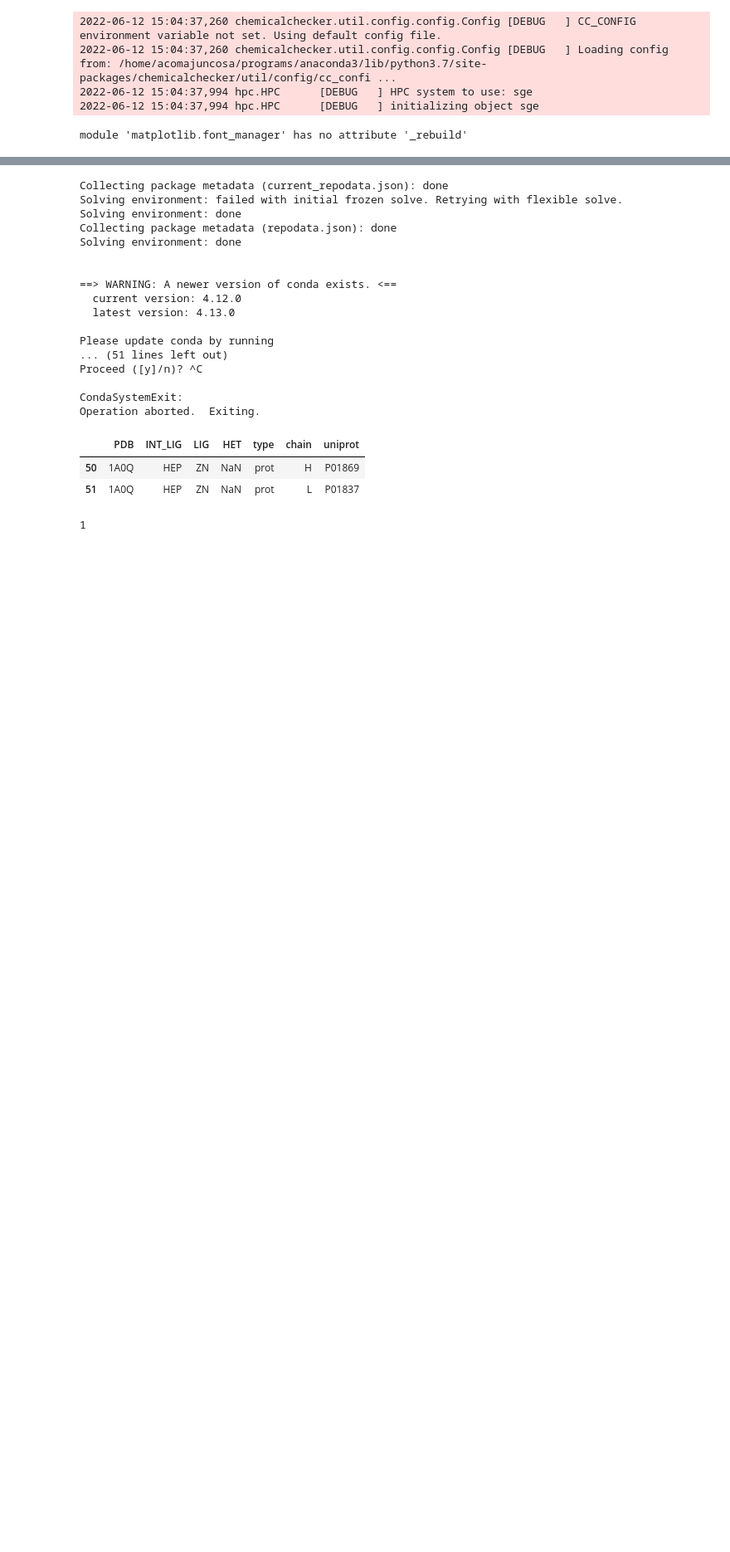
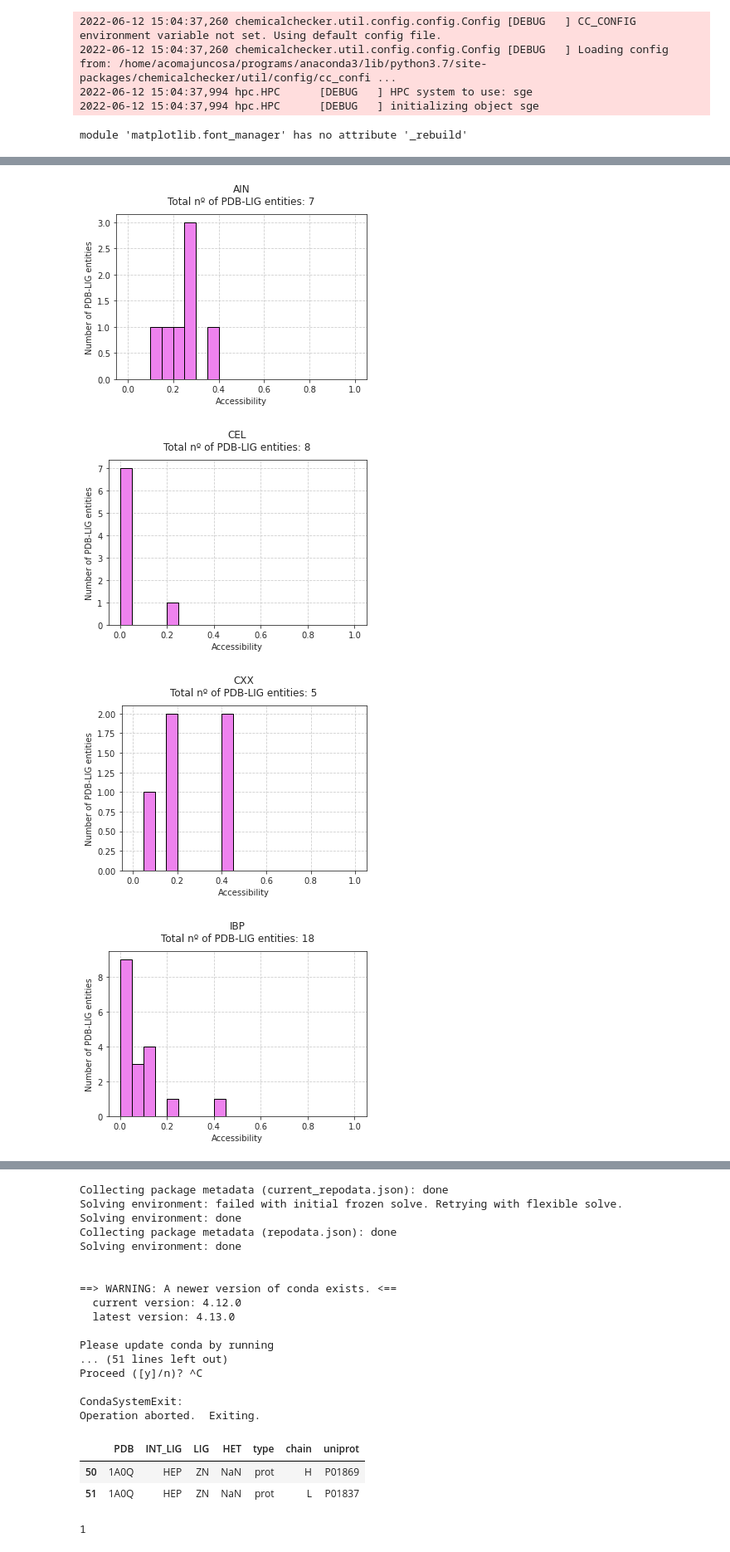
Before and after one commit to ersilia-os/osa-murd, a Jupyter notebook: notebooks/pocketvec_PDB.ipynb, the cells around one changed output, grey strips where cells are left out. Shown at 83% size. Drawn from its saved outputs; the diff is of its cells as text; code cells hidden in the pictures; blank space fills up the shorter version.

```diff
--- a/notebooks/pocketvec_PDB.ipynb
+++ b/notebooks/pocketvec_PDB.ipynb
@@ -299,0 +346,27 @@ See the caveats in the documentation: https://pandas.pydata.org/pandas-docs/stab
+# %%
+### ACCESSIBILITY VALUES FOR SOME DRUGS
+
+pdb_ids = ['AIN', "CEL", "CXX", "IBP", "NPS", "RFX", "SRE"]
+
+for pdb_id in pdb_ids:
+
+    mol = [Chem.MolFromInchi(pdbcode_to_inchi[pdb_id])]
+    img=Chem.Draw.MolsToGridImage(mol,legends=[pdb_id])
+    img.save('/aloy/home/acomajuncosa/MurD/GitHub/osa-murd/pocketvec/PDB/images/drugs/' + pdb_id + '.png', subImgSize=(200,200))
+
+
+    acc_results = results.loc[results['INT_LIG'] == pdb_id]['acc']
+    plt.figure(figsize=(5,4))
+    plt.hist(acc_results, ec='black', color='violet', bins=[i for i in np.arange(0, 1.001, 0.05)], zorder=2)
+    plt.grid(linestyle='--')
+    plt.xlabel("Accessibility")
+    plt.ylabel("Number of PDB-LIG entities")
+    plt.title(pdb_id + "\nTotal nº of PDB-LIG entities: " + str(len(acc_results)), pad=12)
+    plt.tight_layout()
+    plt.savefig("/aloy/home/acomajuncosa/MurD/GitHub/osa-murd/pocketvec/PDB/images/drugs/" + pdb_id + "_bar.png", dpi=300)
+    plt.show()
+# %% [output]
+[figure, added]
+[figure, added]
+[figure, added]
+[figure, added]
```
Also changed, not shown: parts of 35 cells of this notebook, 23 other files.
